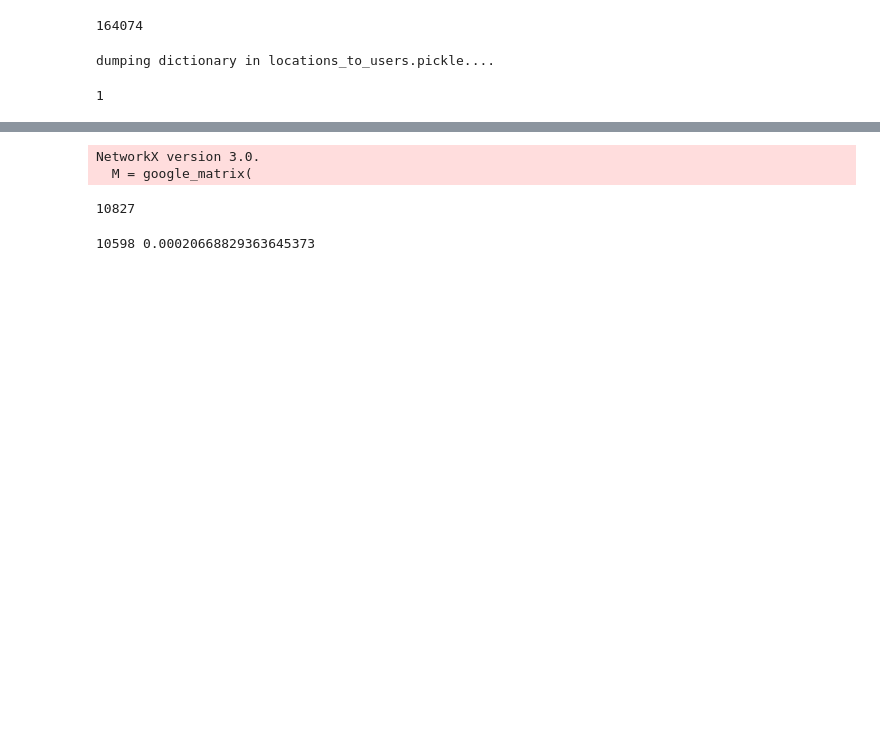
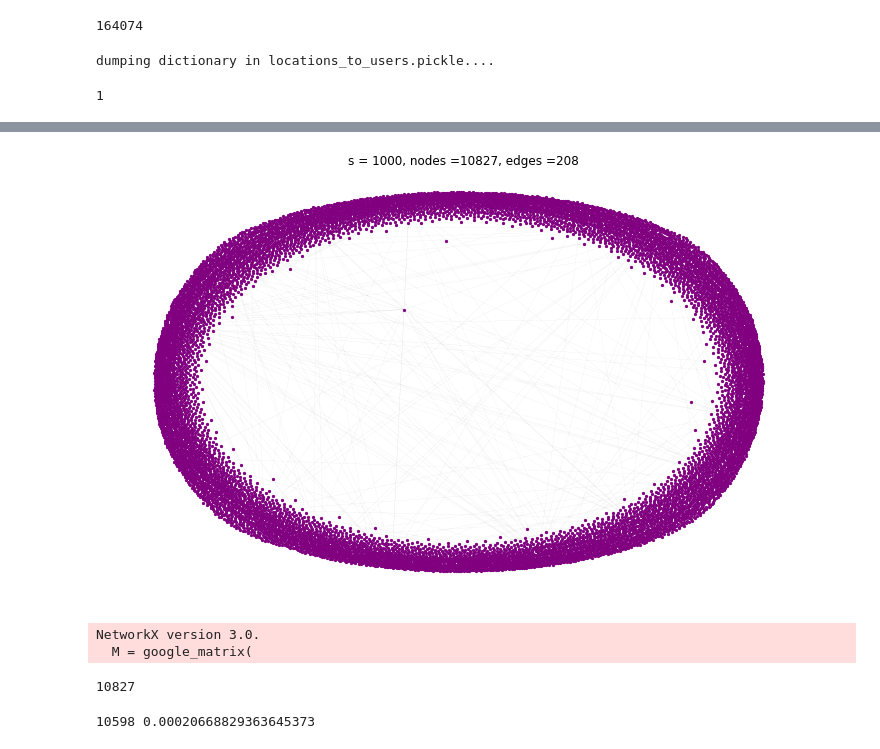
Before and after one commit to ahsun-tariq/591-newyork-times, a Jupyter notebook: project.ipynb, the cells around one changed output, grey strips where cells are left out. Cells and saved outputs as stored; diff of their text form; code cells hidden in the pictures; blank space fills up the shorter version.

```diff
--- a/project.ipynb
+++ b/project.ipynb
@@ -616,3 +633,8 @@ linegraph = H.get_linegraph(1, edges=True, use_nwhy=True)
+# %%
+linegraph_s1000 = H.get_linegraph(1000, edges=True, use_nwhy=True)
+plotGraph(linegraph_s1000,1000)
+# %% [output]
+[figure, added]
 # %%
 saveGraphAsDict(linegraph, "locations_and_keywords.pickle")
 # %%
```
Also changed, not shown: parts of 40 cells of this notebook, 13 other files.
